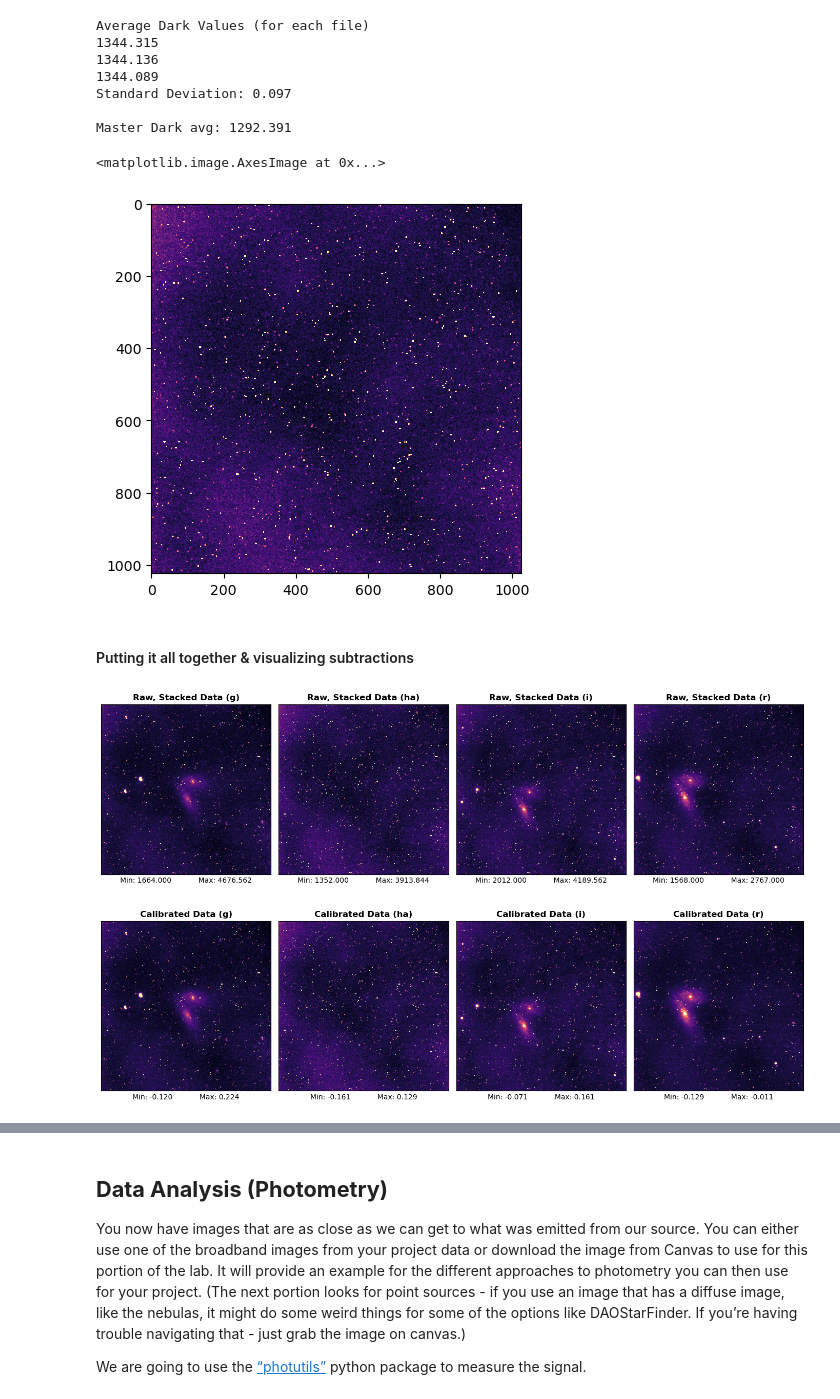
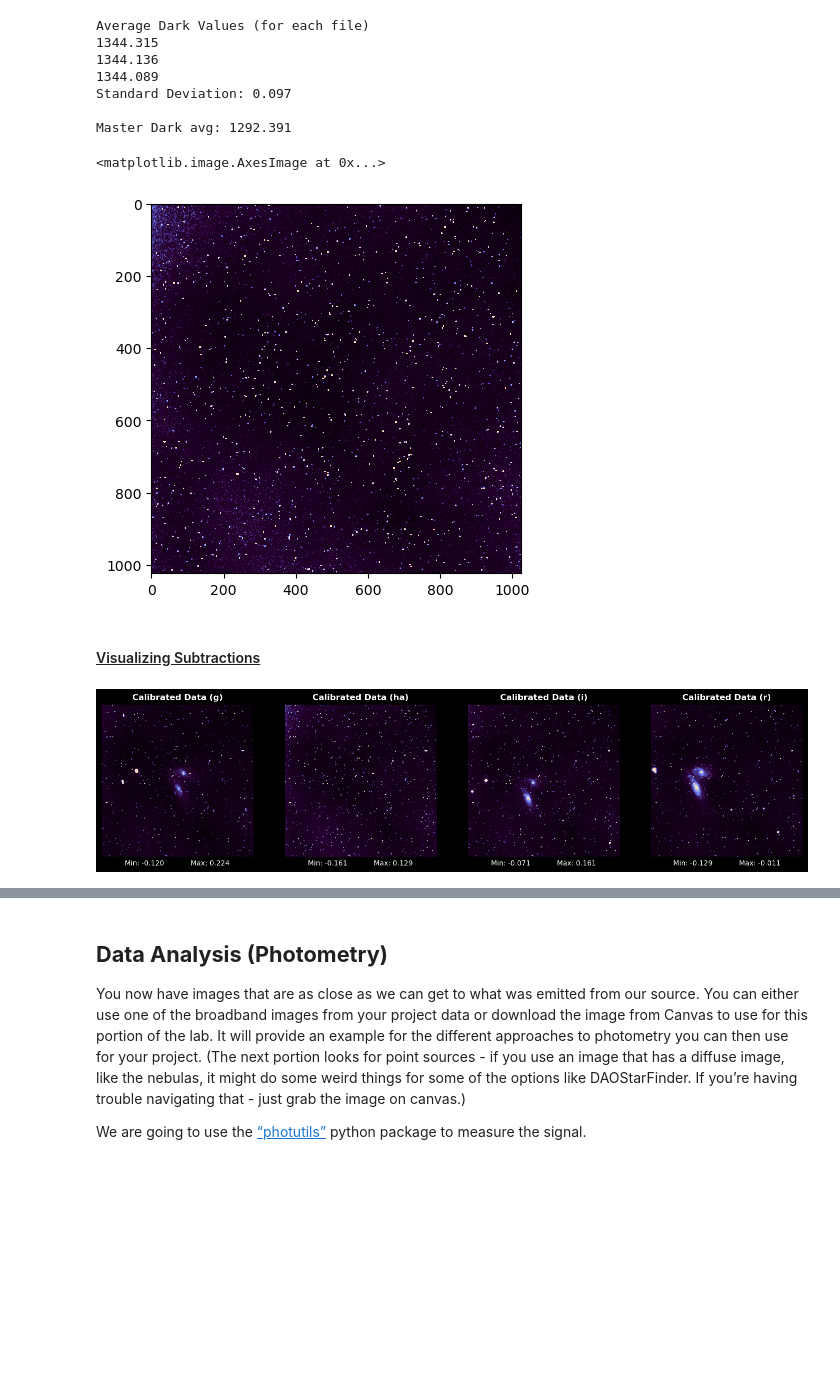
Before and after one commit to emmabacarra/Astr-480, a Jupyter notebook: Lab 4 - Data Reduction & Photometry/lab4.ipynb, the cells around one changed output, grey strips where cells are left out. Drawn from its saved outputs; the diff is of its cells as text; code cells hidden in the pictures; blank space fills up the shorter version.

Commit message:
building a custom colormap

```diff
--- a/Lab 4 - Data Reduction & Photometry/lab4.ipynb
+++ b/Lab 4 - Data Reduction & Photometry/lab4.ipynb
@@ -44,0 +67,16 @@ Notes for Observation Shifts
+# %%
+# for a 4x1 grid, swap the rows and columns and figsize
+fig, axs = plt.subplots(1, 4, figsize=(18, 9))
+fig.set_facecolor('black')
+for ax in axs.ravel():
+    ax.set_xticks([])
+    ax.set_yticks([])
+
+for i, (filter, data) in enumerate(zip(filters, ngc_data)):
+    # Raw data
+    vis_vmin, vis_vmax = np.percentile(data, [1, 99.75])
+    norm = vis.ImageNormalize(data, vmin=vis_vmin, vmax=vis_vmax, interval=vis.ZScaleInterval(), stretch=vis.LinearStretch())
+
+    axs[i].imshow(data, cmap=custom, norm=norm, interpolation='gaussian')
+    axs[i].set_title(f'Raw, Stacked Data ({filter})', weight='bold', color='white')
+    axs[i].set_xlabel(f'Min: {vis_vmin:.3f}            Max: {vis_vmax:.3f}', color='white')
@@ -187,9 +229,7 @@ Master Dark avg: 1292.391
 # %%
 d_vmin, d_vmax = np.percentile(dark, [1, 99.75])
 dark_norm = vis.ImageNormalize(dark, vmin=d_vmin, vmax=d_vmax, interval=vis.ZScaleInterval(), stretch=vis.LinearStretch())
-plt.imshow(dark, cmap='magma', norm=dark_norm, interpolation='hermite')
+plt.imshow(dark, cmap=custom, norm=dark_norm, interpolation='hermite')
 # %% [output]
 <matplotlib.image.AxesImage at 0x...>
-[figure, old version]
+[figure, new version]
-# %% [markdown]
-#### Putting it all together & visualizing subtractions
@@ -204,36 +236,25 @@ ngc_rstack = fits.open('../../Interacting Galaxies Project/NGC 4567/combo_r.fits
+# %% [markdown]
+#### <u>Visualizing Subtractions</u>
 # %%
-# for a 4x2 grid, swap the rows and columns, figsize, and the axs indices
-fig, axs = plt.subplots(2, 4, figsize=(14, 9))
-
-filters = ['g', 'ha', 'i', 'r']
-ngc_data = [ngc_gstack, ngc_hastack, ngc_istack, ngc_rstack]
+# for a 4x1 grid, swap the rows and columns and figsize
+fig, axs = plt.subplots(1, 4, figsize=(18, 9))
+fig.set_facecolor('black')
+for ax in axs.ravel():
+    ax.set_xticks([])
+    ax.set_yticks([])
 
 for i, (filter, data) in enumerate(zip(filters, ngc_data)):
-    # Raw data
-    vis_vmin, vis_vmax = np.percentile(data, [1, 99.75])
-    axs[0, i].set_xlabel(f'Min: {vis_vmin:.3f}            Max: {vis_vmax:.3f}')
-    norm = vis.ImageNormalize(data, vmin=vis_vmin, vmax=vis_vmax, interval=vis.ZScaleInterval(), stretch=vis.LinearStretch())
-    axs[0, i].imshow(data, cmap='magma', norm=norm, interpolation='hermite')
-    axs[0, i].set_title(f'Raw, Stacked Data ({filter})', weight='bold')
-    axs[0, i].set_xticks([])
-    axs[0, i].set_yticks([])
 
-    # Calibrated data
     calibrated_data = ((data - bias - dark) / norm_flat[filter])
     # fits.writeto(f'../../Interacting Galaxies Project/NGC 4567/calibrated_{filter}.fits', calibrated_data, overwrite=True)
-
     vis_vmin, vis_vmax = np.percentile(calibrated_data, [1, 99.75])
     norm = vis.ImageNormalize(calibrated_data, vmin=vis_vmin, vmax=vis_vmax, interval=vis.ZScaleInterval(), stretch=vis.LinearStretch())
-    axs[1, i].imshow(calibrated_data, cmap='magma', norm=norm, interpolation='hermite')
-    axs[1, i].set_title(f'Calibrated Data ({filter})', weight='bold')
-    axs[1, i].set_xlabel(f'Min: {vis_vmin:.3f}            Max: {vis_vmax:.3f}')
-    axs[1, i].set_xticks([])
-    axs[1, i].set_yticks([])
 
-plt.tight_layout()
-plt.show()
+    axs[i].imshow(calibrated_data, cmap=custom, norm=norm, interpolation='gaussian')
+    axs[i].set_title(f'Calibrated Data ({filter})', weight='bold', color='white')
+    axs[i].set_xlabel(f'Min: {vis_vmin:.3f}            Max: {vis_vmax:.3f}', color='white')
 # %% [output]
-[figure, old version]
+[figure, new version]
 # %%
 ngc_g_calbr = fits.open('../../Interacting Galaxies Project/NGC 4567/calibrated_g.fits')[0].data
 
```
Also changed, not shown: parts of 11 cells of this notebook.
